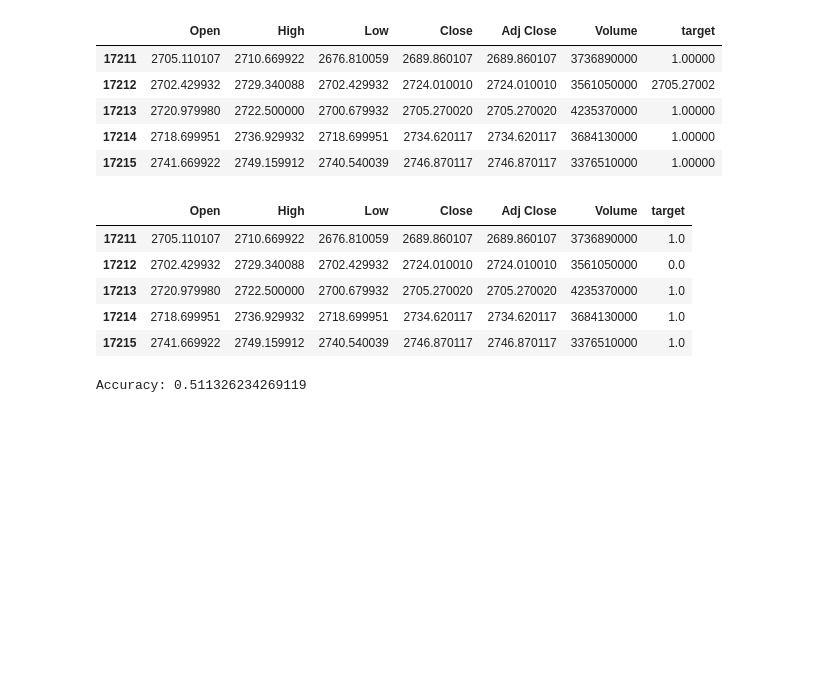
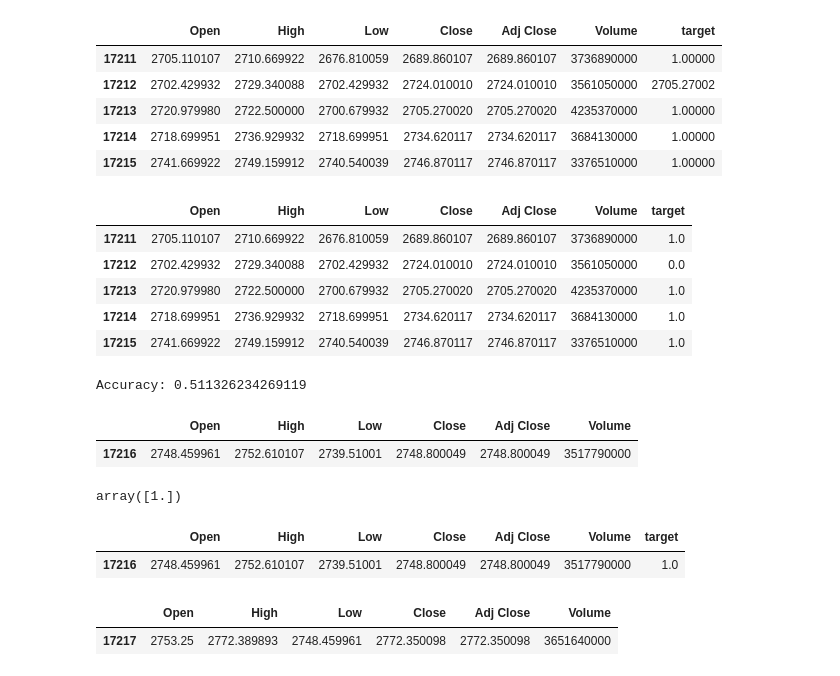
Before and after one commit to franciscocezar/machine_learning_lesson, a Jupyter notebook: sp500.ipynb, the cells around one changed output. Saved outputs shown, nothing was run; the diff lists cells and outputs as text; code cells hidden in the pictures; blank space fills up the shorter version.

```diff
--- a/sp500.ipynb
+++ b/sp500.ipynb
@@ -96,3 +96,23 @@ result = model.score(x_test, y_test)
 print(f'Accuracy: {result}')
 # %% [output]
 Accuracy: 0.511326234269119
+# %%
+pred
+# %% [output]
+|  | Open | High | Low | Close | Adj Close | Volume |
+| 17216 | 2748.459961 | 2752.610107 | 2739.51001 | 2748.800049 | 2748.800049 | 3517790000 |
+# %%
+model.predict(pred)
+# %% [output]
+array([1.])
+# %%
+pred['target'] = model.predict(pred)
+pred
+# %% [output]
+|  | Open | High | Low | Close | Adj Close | Volume | target |
+| 17216 | 2748.459961 | 2752.610107 | 2739.51001 | 2748.800049 | 2748.800049 | 3517790000 | 1.0 |
+# %%
+tomorrow
+# %% [output]
+|  | Open | High | Low | Close | Adj Close | Volume |
+| 17217 | 2753.25 | 2772.389893 | 2748.459961 | 2772.350098 | 2772.350098 | 3651640000 |
```
Also changed, not shown: parts of 2 cells of this notebook.
